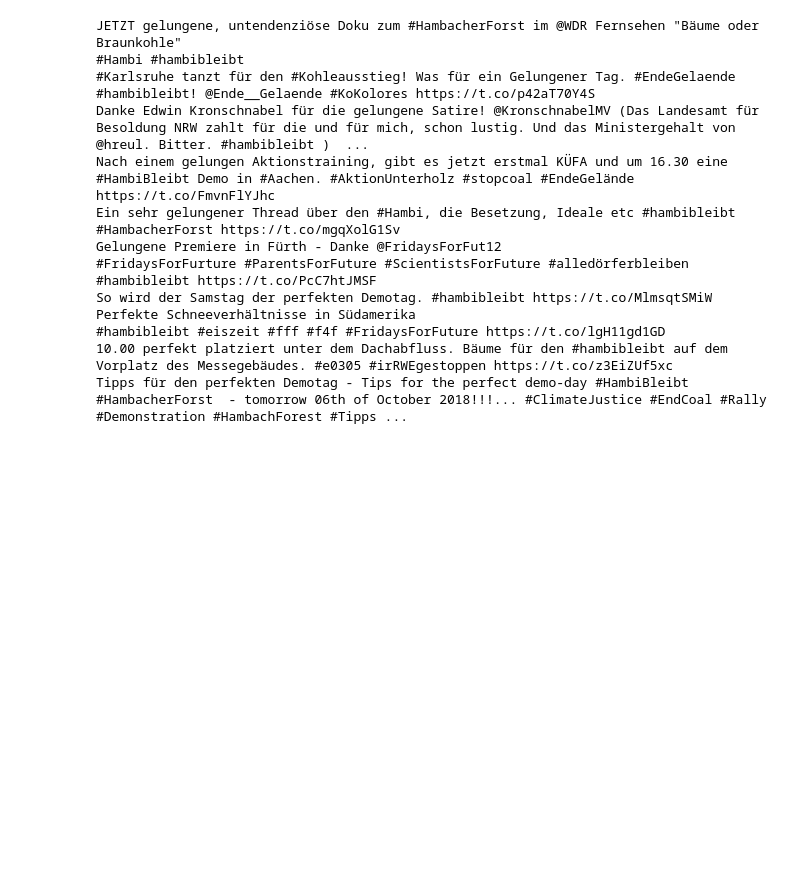
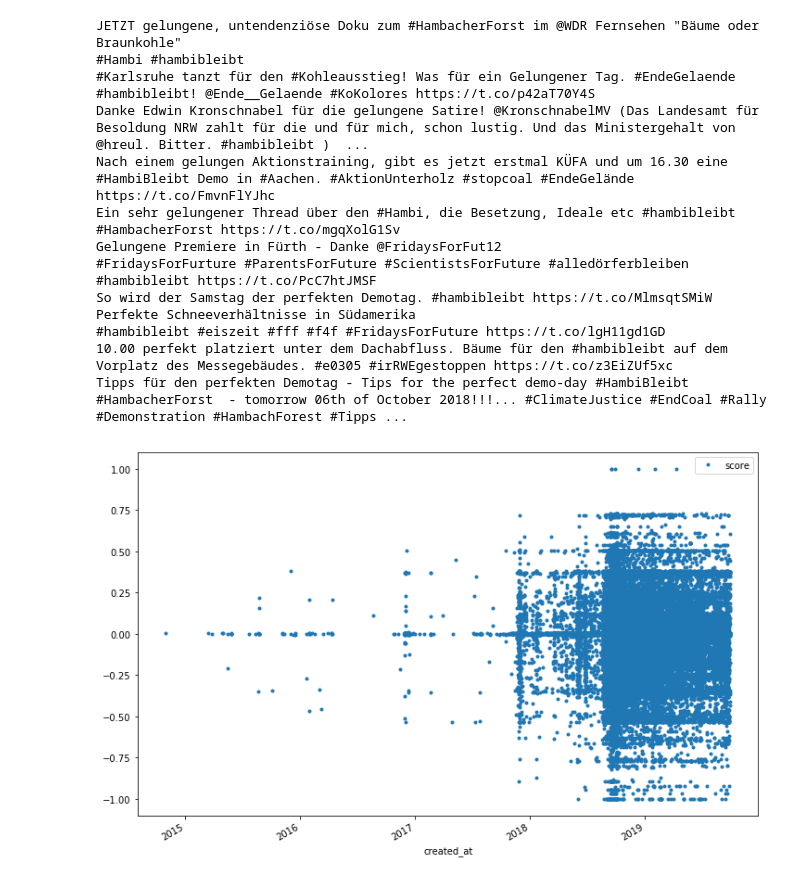
Before and after one commit to yuantinglee/twitter-discourse, a Jupyter notebook: analysis/sentiment_analysis.ipynb, the cells around one changed output. Saved outputs shown, nothing was run; the diff lists cells and outputs as text; code cells hidden in the pictures; blank space fills up the shorter version.

```diff
--- a/analysis/sentiment_analysis.ipynb
+++ b/analysis/sentiment_analysis.ipynb
@@ -333,3 +339,14 @@ Perfekte Schneeverhältnisse in Südamerika
 #hambibleibt #eiszeit #fff #f4f #FridaysForFuture https://t.co/lgH11gd1GD
 10.00 perfekt platziert unter dem Dachabfluss. Bäume für den #hambibleibt auf dem Vorplatz des Messegebäudes. #e0305 #irRWEgestoppen https://t.co/z3EiZUf5xc
 Tipps für den perfekten Demotag - Tips for the perfect demo-day #HambiBleibt #HambacherForst  - tomorrow 06th of October 2018!!!... #ClimateJustice #EndCoal #Rally #Demonstration #HambachForest #Tipps ...
+# %%
+# score against time
+texts_de['created_at'] =  pd.to_datetime(texts_de['created_at'])
+# %%
+#fig, ax = plt.subplots()
+
+ax = texts_de.plot(x='created_at', y='score', figsize=(12,8), ls= '', marker='.')
+
+plt.show()
+# %% [output]
+[figure, added]
```
Also changed, not shown: parts of 10 cells of this notebook.
